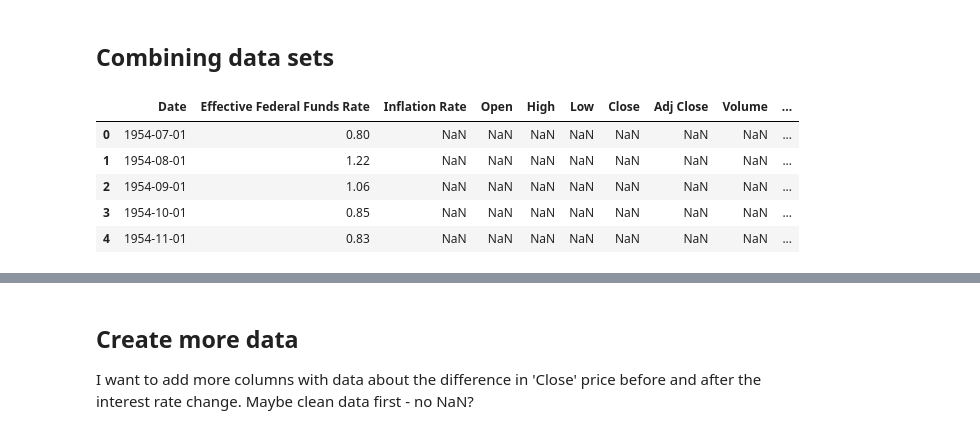
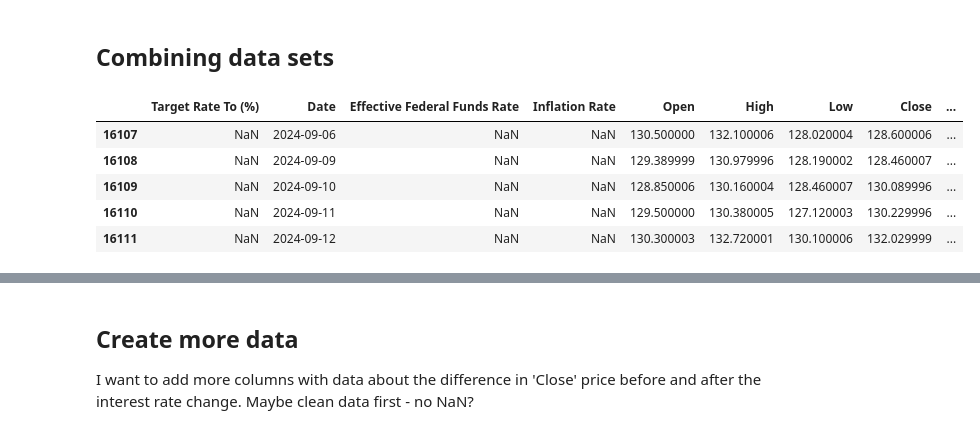
Before and after one commit to badranyoussef/bi-exam-project-stock, a Jupyter notebook: notebooks/SP500_data_preparation.ipynb, the cells around one changed output, grey strips where cells are left out. Cells and saved outputs as stored; diff of their text form; code cells hidden in the pictures.

```diff
--- a/notebooks/SP500_data_preparation.ipynb
+++ b/notebooks/SP500_data_preparation.ipynb
@@ -123,0 +140,4 @@ dtype: object
+# %%
+print(df_sp500['Date'].duplicated().sum())
+df_sp500 = df_sp500.drop_duplicates(subset='Date')
+df_sp500.info()
@@ -292,5 +327,6 @@ df_interest_2017_to_now1.head(10)
 | 9 | 5.5 | 2024-09-03 | 0.0 |
 # %%
 df_interest_2017_to_now1 = df_interest_2017_to_now1[df_interest_2017_to_now1['RateChange'] != 0]
+df_interest_2017_to_now1 = df_interest_2017_to_now1.drop(columns='RateChange')
 df_interest_2017_to_now1.head(10)
 # %% [output]
@@ -308,3 +343,0 @@ df_interest_2017_to_now1.head(10)
-# %%
-df_interest_2017_to_now1 = df_interest_2017_to_now1.drop(columns=['RateChange'])
-df_interest_2017_to_now1.head(10)
@@ -325,12 +346,12 @@ df_interest_2017_to_now1.head(10)
 # %%
 # Combining into one df
 df_merged = pd.merge(df_interest_inflation_dropped, df_sp500, on='Date', how='outer') # how can also be inner (default), left, right
-df = pd.merge(df_merged, df_interest_2017_to_now1, on='Date', how='outer')
-df.head()
+df = pd.merge(df_interest_2017_to_now1, df_merged, on='Date', how='outer').sort_values(by='Date')
+df.tail()
 # %% [output]
-|  | Date | Effective Federal Funds Rate | Inflation Rate | Open | High | Low | Close | Adj Close | Volume | ... |
-| 0 | 1954-07-01 | 0.80 | NaN | NaN | NaN | NaN | NaN | NaN | NaN | ... |
-| 1 | 1954-08-01 | 1.22 | NaN | NaN | NaN | NaN | NaN | NaN | NaN | ... |
-| 2 | 1954-09-01 | 1.06 | NaN | NaN | NaN | NaN | NaN | NaN | NaN | ... |
-| 3 | 1954-10-01 | 0.85 | NaN | NaN | NaN | NaN | NaN | NaN | NaN | ... |
-| 4 | 1954-11-01 | 0.83 | NaN | NaN | NaN | NaN | NaN | NaN | NaN | ... |
+|  | Target Rate To (%) | Date | Effective Federal Funds Rate | Inflation Rate | Open | High | Low | Close | ... |
+| 16107 | NaN | 2024-09-06 | NaN | NaN | 130.500000 | 132.100006 | 128.020004 | 128.600006 | ... |
+| 16108 | NaN | 2024-09-09 | NaN | NaN | 129.389999 | 130.979996 | 128.190002 | 128.460007 | ... |
+| 16109 | NaN | 2024-09-10 | NaN | NaN | 128.850006 | 130.160004 | 128.460007 | 130.089996 | ... |
+| 16110 | NaN | 2024-09-11 | NaN | NaN | 129.500000 | 130.380005 | 127.120003 | 130.229996 | ... |
+| 16111 | NaN | 2024-09-12 | NaN | NaN | 130.300003 | 132.720001 | 130.100006 | 132.029999 | ... |
```
Also changed, not shown: parts of 29 cells of this notebook, 1 other file.
